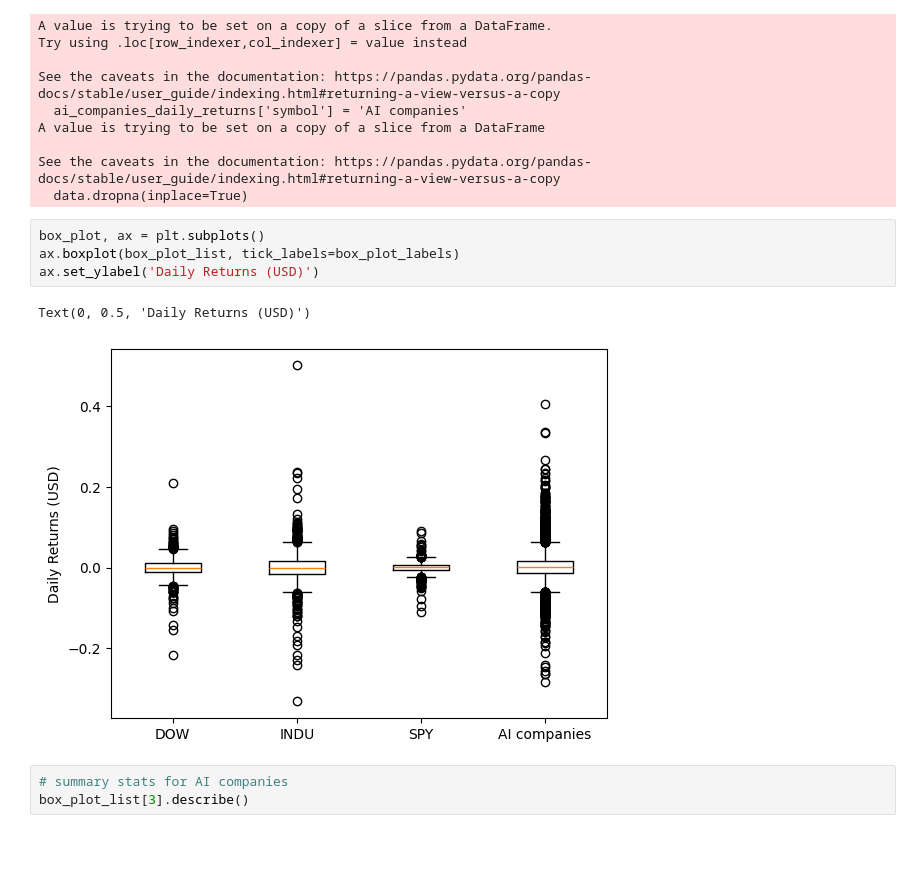
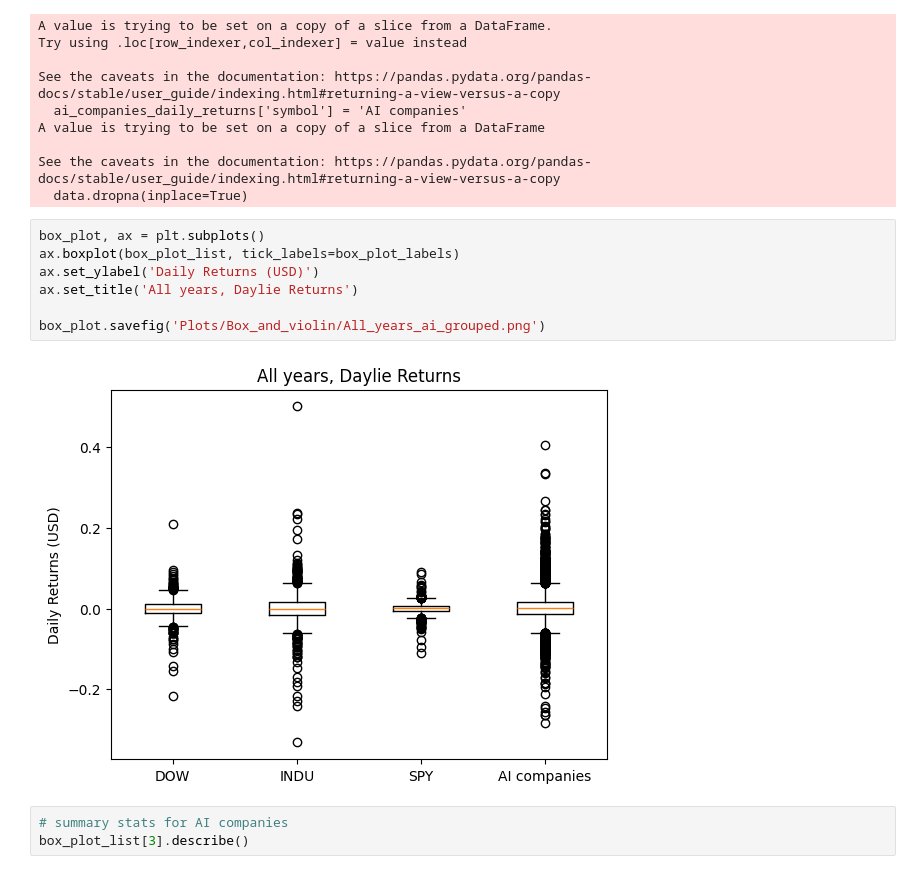
Before and after one commit to Nate-Sheibley/Top-10-AI-stocks-5y-overview, a Jupyter notebook: AIStocksProject/box_plts&anova_tests.ipynb, the cells around one changed output. Cells and saved outputs as stored; diff of their text form; blank space fills up the shorter version.

Commit message:
saved plot files

```diff
--- a/AIStocksProject/box_plts&anova_tests.ipynb
+++ b/AIStocksProject/box_plts&anova_tests.ipynb
@@ -74,10 +71,12 @@ See the caveats in the documentation: https://pandas.pydata.org/pandas-docs/stab
 # %%
 box_plot, ax = plt.subplots()
 ax.boxplot(box_plot_list, tick_labels=box_plot_labels)
 ax.set_ylabel('Daily Returns (USD)')
+ax.set_title('All years, Daylie Returns')
+
+box_plot.savefig('Plots/Box_and_violin/All_years_ai_grouped.png')
 # %% [output]
-Text(0, 0.5, 'Daily Returns (USD)')
-[figure, old version]
+[figure, new version]
 # %%
 # summary stats for AI companies
 box_plot_list[3].describe()
```
Also changed, not shown: parts of 8 cells of this notebook, 6 other files.
